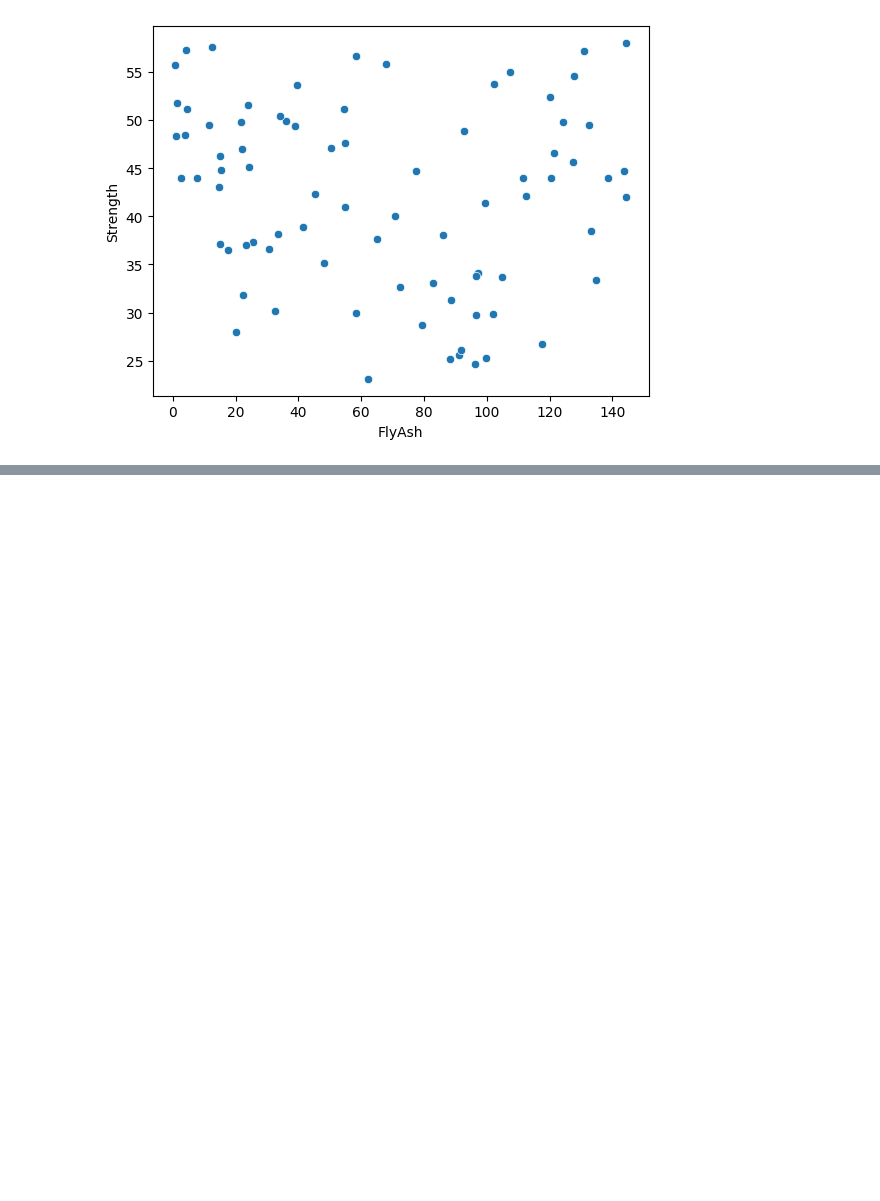
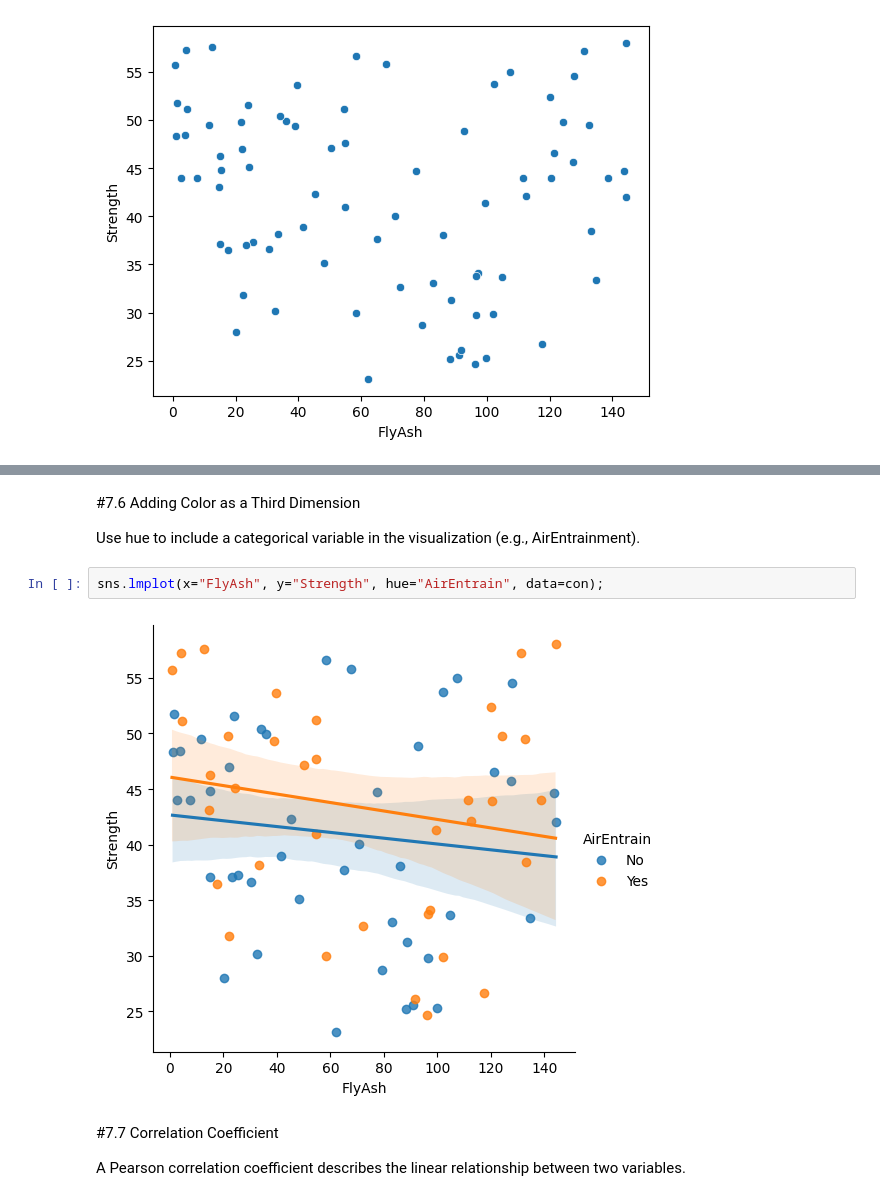
Before and after one commit to Aishaamalik/Data-Analysis-Intern, a Jupyter notebook: week_0.ipynb, the cells around one changed output, grey strips where cells are left out. Drawn from its saved outputs; the diff is of its cells as text; blank space fills up the shorter version.

```diff
--- a/week_0.ipynb
+++ b/week_0.ipynb
@@ -1451,0 +1471,12 @@ sns.scatterplot(x="FlyAsh", y="Strength", data=con);
+# %% [markdown]
+#7.6 Adding Color as a Third Dimension
+
+Use hue to include a categorical variable in the visualization (e.g., AirEntrainment).
+# %%
+sns.lmplot(x="FlyAsh", y="Strength", hue="AirEntrain", data=con);
+# %% [output]
+[figure, added]
+# %% [markdown]
+#7.7 Correlation Coefficient
+
+A Pearson correlation coefficient describes the linear relationship between two variables.
```
Also changed, not shown: parts of 10 cells of this notebook.
